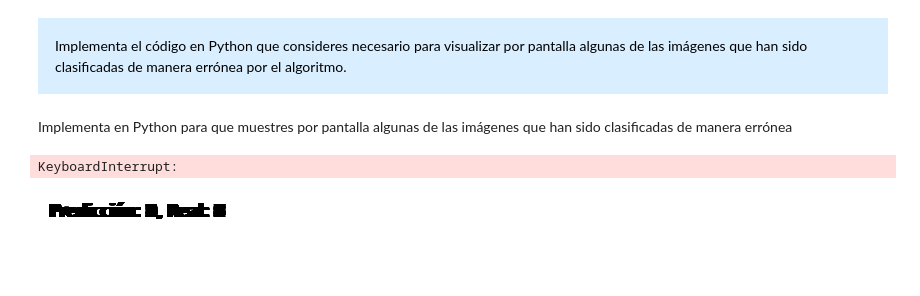
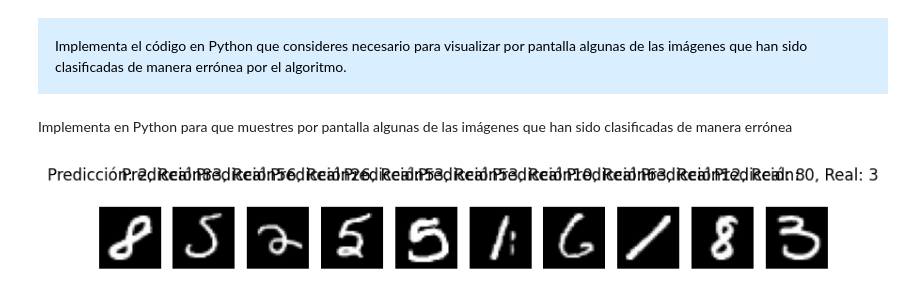
Before and after one commit to adronmarsh/IA, a Jupyter notebook: Programacion_de_Inteligencia_Artificial/UD1/45 ok.Caso+Práctico_blank.ipynb, the cells around one changed output. Drawn from its saved outputs; the diff is of its cells as text; code cells hidden in the pictures; blank space fills up the shorter version.

```diff
--- a/Programacion_de_Inteligencia_Artificial/UD1/45 ok.Caso+Práctico_blank.ipynb
+++ b/Programacion_de_Inteligencia_Artificial/UD1/45 ok.Caso+Práctico_blank.ipynb
@@ -230,19 +239,19 @@ Implementa en Python para que muestres por pantalla algunas de las imágenes que
 # %%
 
 # Obtener índices de las predicciones erróneas
 misclassified_indices = [i for i, (true, pred) in enumerate(zip(y_test, y_pred)) if true != pred]
 # Definir el número de imágenes erróneas que deseas visualizar
-plt.figure (figsize=(20,20))
-num_misclassified = len(x_train)
+plt.figure (figsize=(10,20))
+# num_misclassified = len(x_train)
+num_misclassified = 10
 # Mostrar las primeras "num_misclassified" imágenes erróneas
 for i in range(num_misclassified):
     index = misclassified_indices[i]
     plt.subplot(1, num_misclassified, i + 1)
     plt.imshow(x_test[index].reshape(28, 28), cmap='gray')
     plt.title(f"Predicción: {y_pred[index]}, Real: {y_test[index]}")
     plt.axis('OFF')
 
 plt.show()
 # %% [output]
-KeyboardInterrupt:
-[figure, old version]
+[figure, new version]
```
Also changed, not shown: parts of 5 cells of this notebook, 1 other file.
